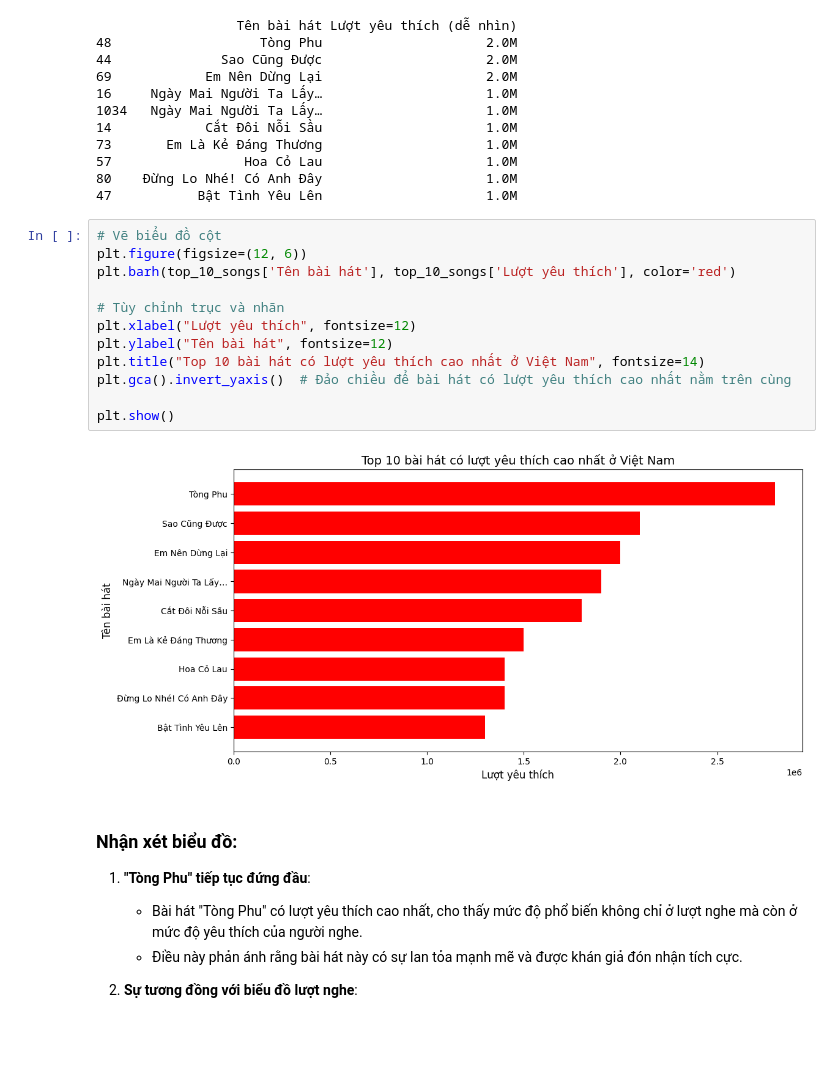
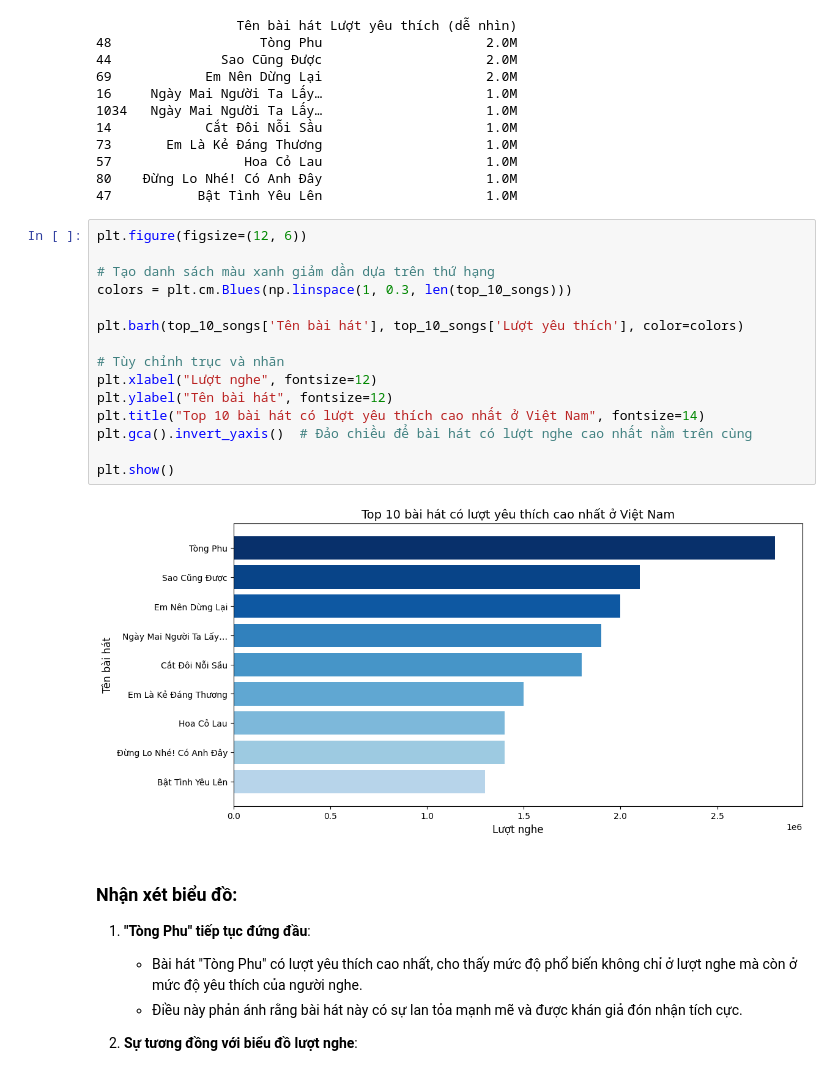
Before and after one commit to LLH-07/Truc_Quan_Hoa_KHDL, a Jupyter notebook: Lab01/22127117_22127352.ipynb, the cells around one changed output. Drawn from its saved outputs; the diff is of its cells as text; blank space fills up the shorter version.

```diff
--- a/Lab01/22127117_22127352.ipynb
+++ b/Lab01/22127117_22127352.ipynb
@@ -1707,19 +1724,22 @@ print(top_10_songs[['Tên bài hát', 'Lượt yêu thích (dễ nhìn)']])
 80    Đừng Lo Nhé! Có Anh Đây                     1.0M
 47           Bật Tình Yêu Lên                     1.0M
 # %%
-# Vẽ biểu đồ cột
 plt.figure(figsize=(12, 6))
-plt.barh(top_10_songs['Tên bài hát'], top_10_songs['Lượt yêu thích'], color='red')
+
+# Tạo danh sách màu xanh giảm dần dựa trên thứ hạng
+colors = plt.cm.Blues(np.linspace(1, 0.3, len(top_10_songs)))
+
+plt.barh(top_10_songs['Tên bài hát'], top_10_songs['Lượt yêu thích'], color=colors)
 
 # Tùy chỉnh trục và nhãn
-plt.xlabel("Lượt yêu thích", fontsize=12)
+plt.xlabel("Lượt nghe", fontsize=12)
 plt.ylabel("Tên bài hát", fontsize=12)
 plt.title("Top 10 bài hát có lượt yêu thích cao nhất ở Việt Nam", fontsize=14)
-plt.gca().invert_yaxis()  # Đảo chiều để bài hát có lượt yêu thích cao nhất nằm trên cùng
+plt.gca().invert_yaxis()  # Đảo chiều để bài hát có lượt nghe cao nhất nằm trên cùng
 
 plt.show()
 # %% [output]
-[figure, old version]
+[figure, new version]
 # %% [markdown]
 ### Nhận xét biểu đồ:
 
```
Also changed, not shown: parts of 7 cells of this notebook.
